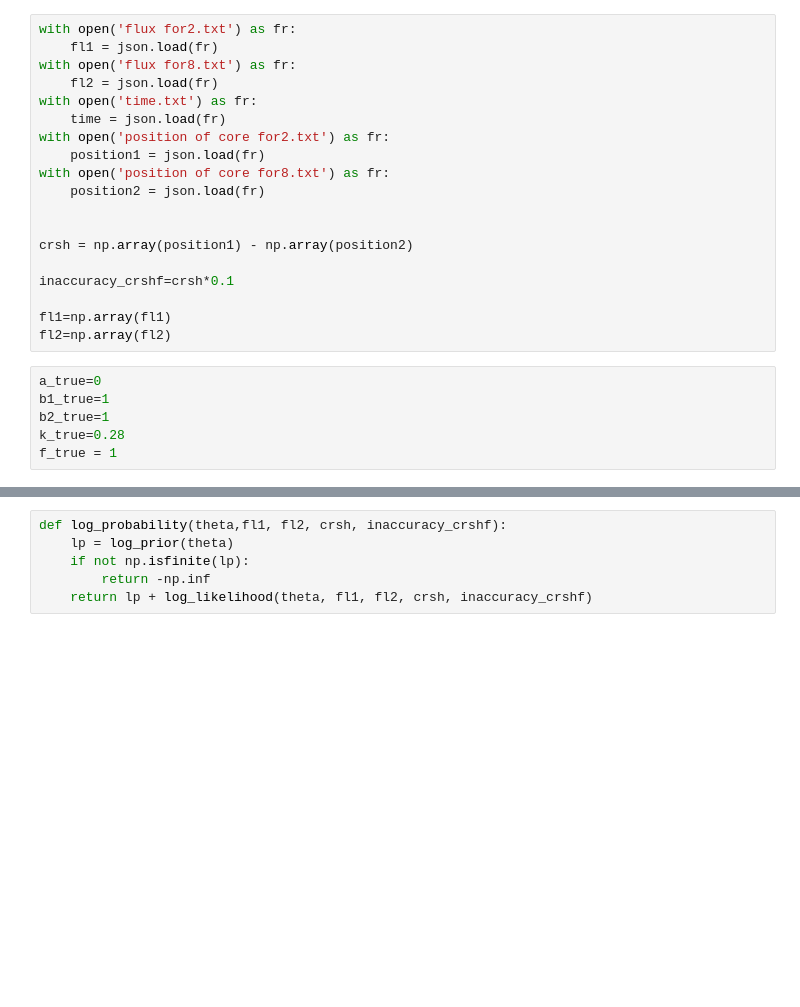
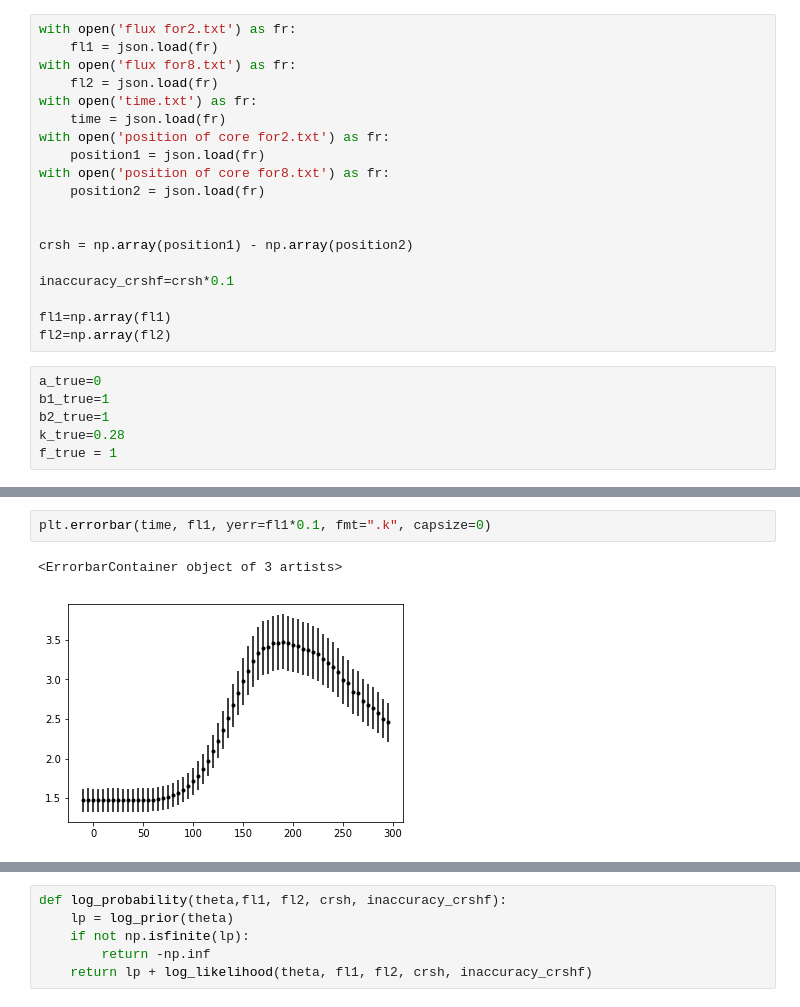
Before and after one commit to RustamRuslanovich/Fitting, a Jupyter notebook: emcee.ipynb, the cells around one changed output, grey strips where cells are left out. Saved outputs shown, nothing was run; the diff lists cells and outputs as text; blank space fills up the shorter version.

```diff
--- a/emcee.ipynb
+++ b/emcee.ipynb
@@ -37,0 +38,5 @@ plt.errorbar(fl1, crsh, yerr=inaccuracy_crshf, fmt=".k", capsize=0)
+# %%
+plt.errorbar(time, fl1, yerr=fl1*0.1, fmt=".k", capsize=0)
+# %% [output]
+<ErrorbarContainer object of 3 artists>
+[figure, added]
```
Also changed, not shown: parts of 15 cells of this notebook.
